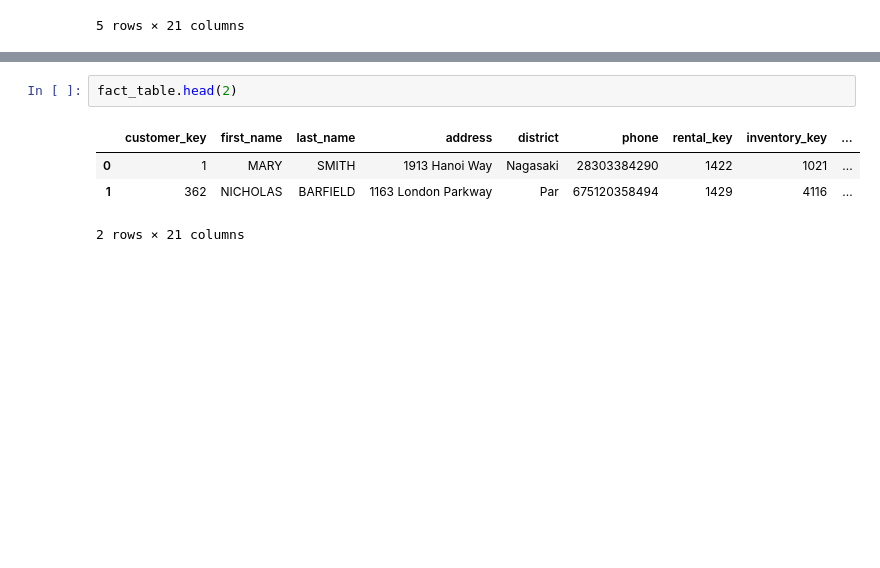
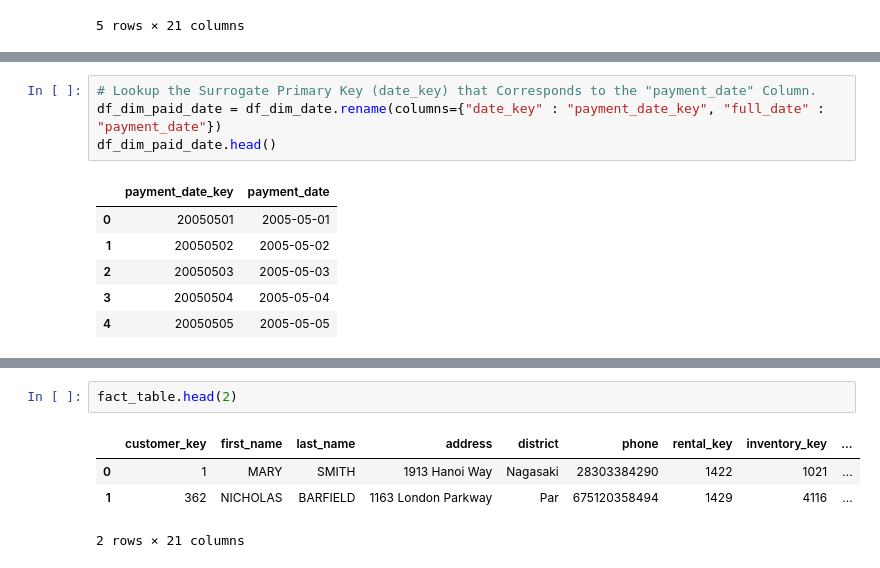
Before and after one commit to tmegandoan/DS-2002-002, a Jupyter notebook: Projects/Midterm1.ipynb, the cells around one changed output, grey strips where cells are left out. Saved outputs shown, nothing was run; the diff lists cells and outputs as text; blank space fills up the shorter version.

```diff
--- a/Projects/Midterm1.ipynb
+++ b/Projects/Midterm1.ipynb
@@ -604,0 +565,11 @@ fact_table.head(2)
+# %%
+# Lookup the Surrogate Primary Key (date_key) that Corresponds to the "payment_date" Column.
+df_dim_paid_date = df_dim_date.rename(columns={"date_key" : "payment_date_key", "full_date" : "payment_date"})
+df_dim_paid_date.head()
+# %% [output]
+|  | payment_date_key | payment_date |
+| 0 | 20050501 | 2005-05-01 |
+| 1 | 20050502 | 2005-05-02 |
+| 2 | 20050503 | 2005-05-03 |
+| 3 | 20050504 | 2005-05-04 |
+| 4 | 20050505 | 2005-05-05 |
```
Also changed, not shown: parts of 19 cells of this notebook.
